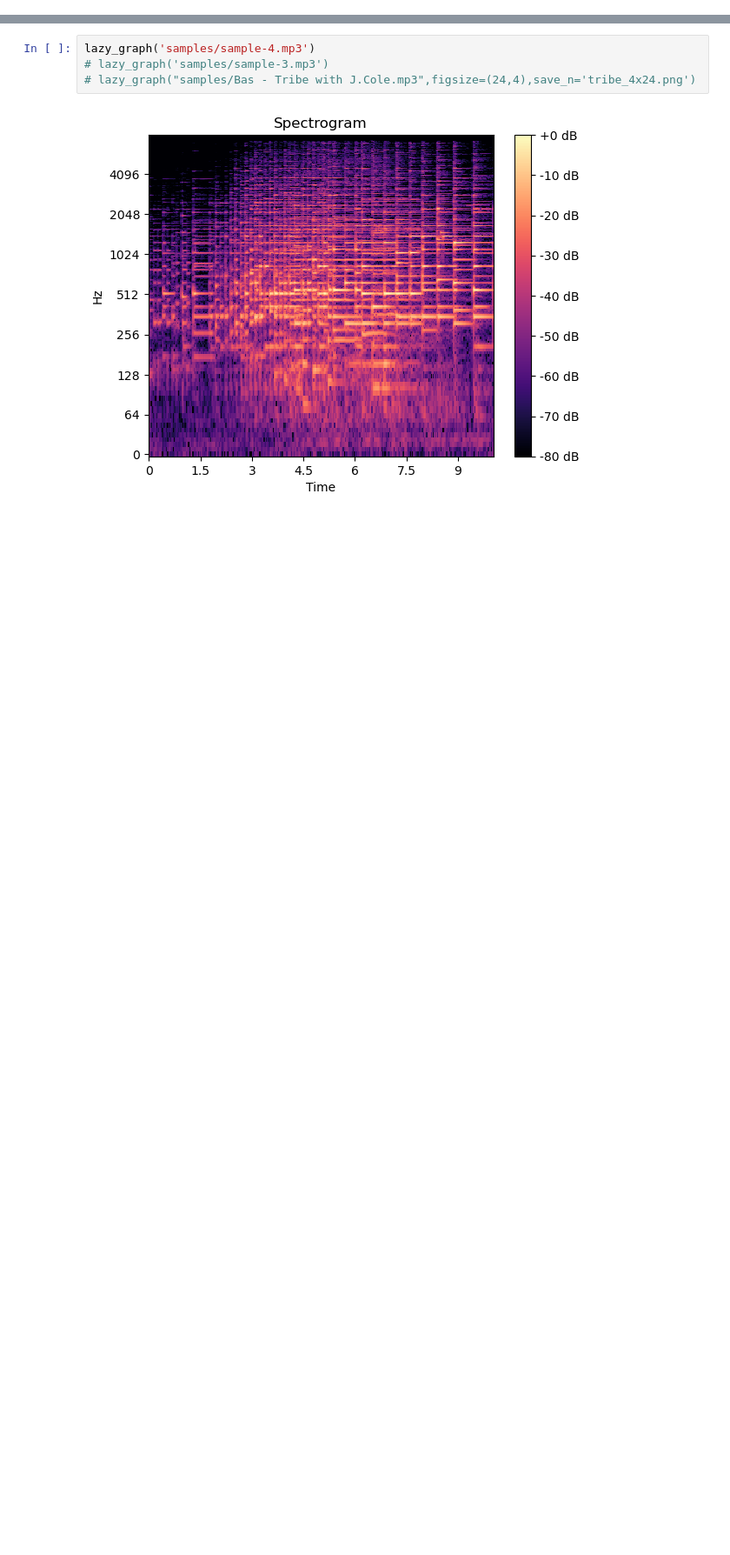
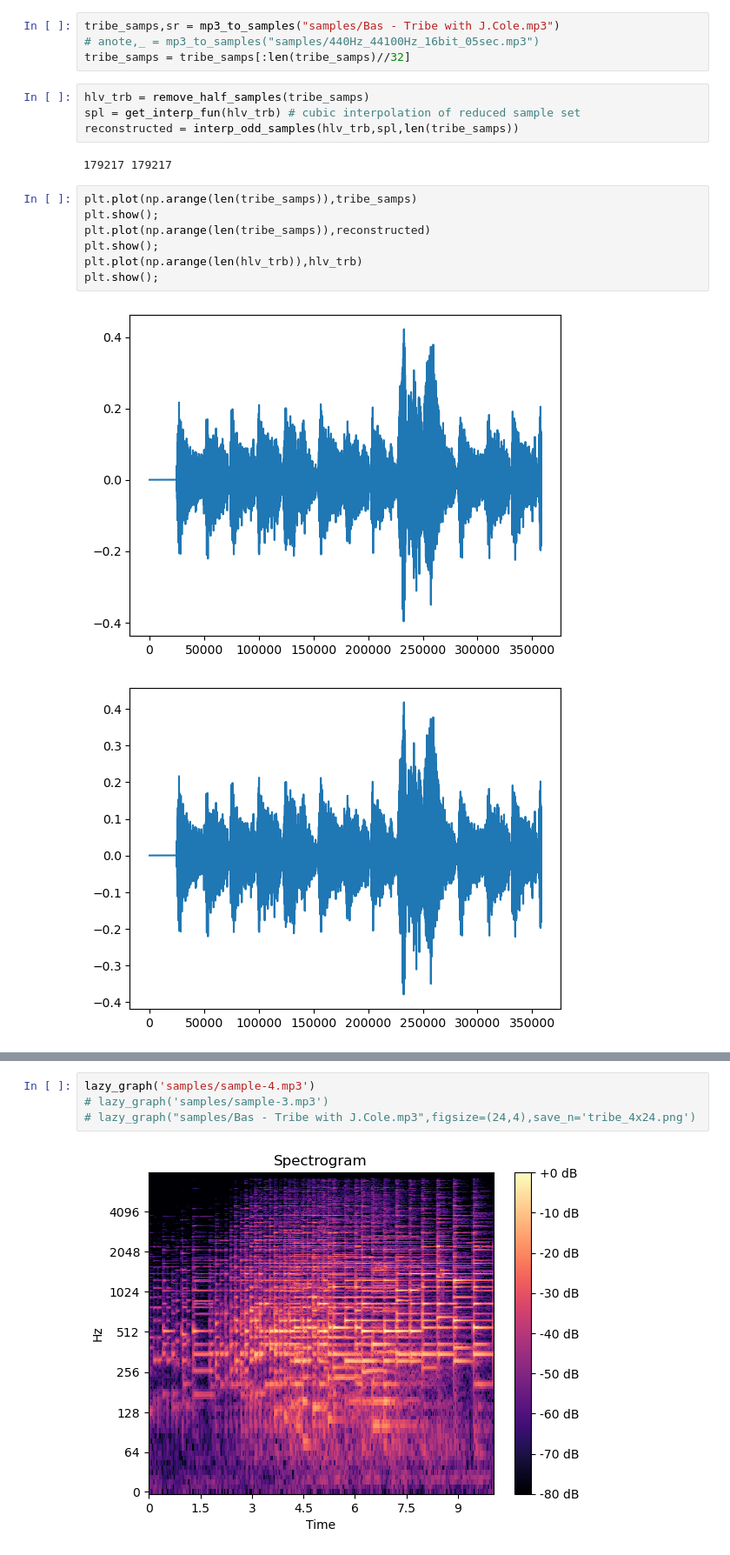
Before and after one commit to georgej1144/FFT_FinalProj_3656, a Jupyter notebook: FFT_Helpers.ipynb, the cells around one changed output, grey strips where cells are left out. Shown at 87% size. Cells and saved outputs as stored; diff of their text form; blank space fills up the shorter version.

Commit message:
First tests with interp reconstruction

```diff
--- a/FFT_Helpers.ipynb
+++ b/FFT_Helpers.ipynb
@@ -44,0 +91,20 @@ def remove_half_samples(samples):
+# %%
+tribe_samps,sr = mp3_to_samples("samples/Bas - Tribe with J.Cole.mp3")
+# anote,_ = mp3_to_samples("samples/440Hz_44100Hz_16bit_05sec.mp3")
+tribe_samps = tribe_samps[:len(tribe_samps)//32]
+# %%
+hlv_trb = remove_half_samples(tribe_samps)
+spl = get_interp_fun(hlv_trb) # cubic interpolation of reduced sample set
+reconstructed = interp_odd_samples(hlv_trb,spl,len(tribe_samps))
+# %% [output]
+179217 179217
+# %%
+plt.plot(np.arange(len(tribe_samps)),tribe_samps)
+plt.show();
+plt.plot(np.arange(len(tribe_samps)),reconstructed)
+plt.show();
+plt.plot(np.arange(len(hlv_trb)),hlv_trb)
+plt.show();
+# %% [output]
+[figure, added]
+[figure, added]
```
Also changed, not shown: parts of 7 cells of this notebook.
